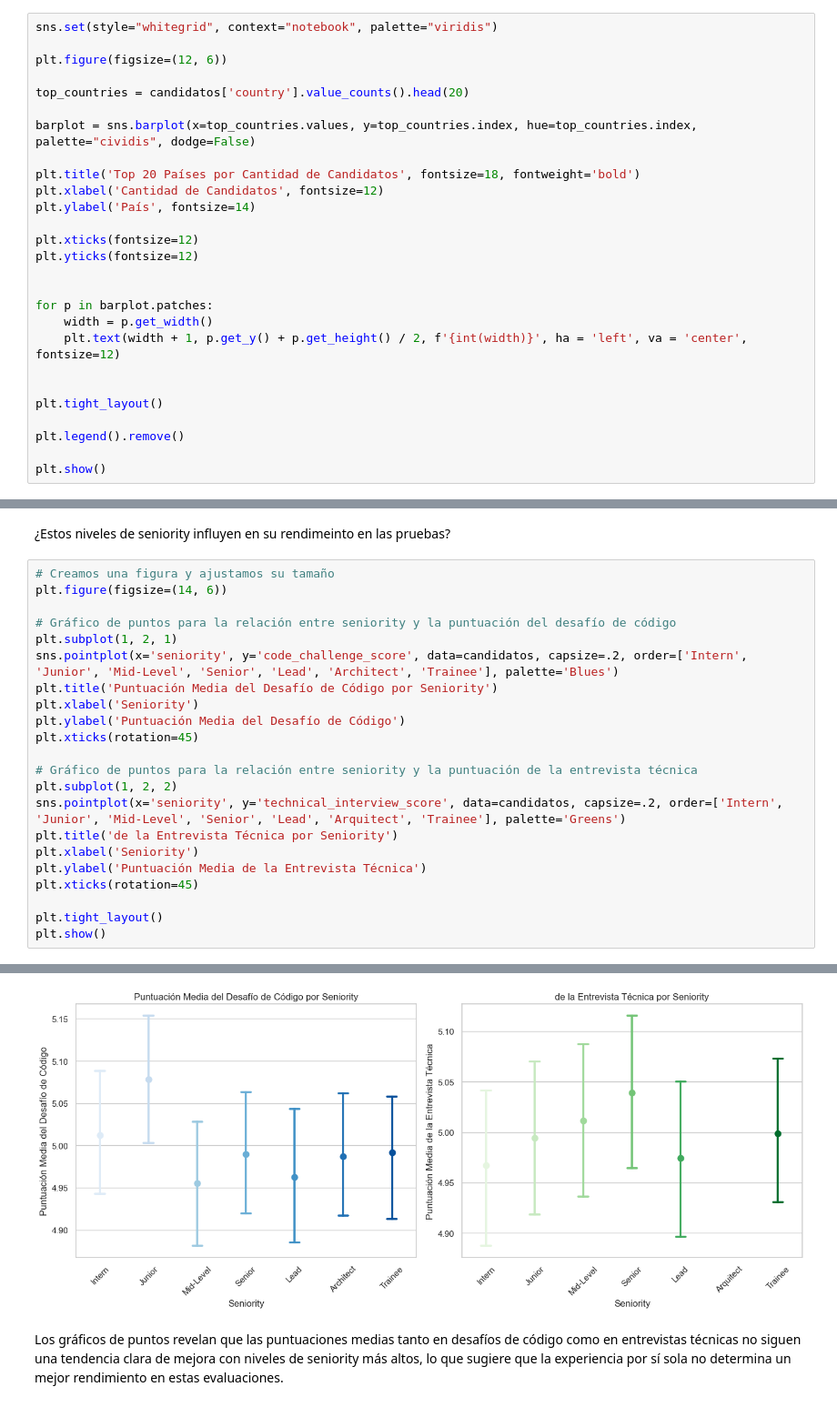
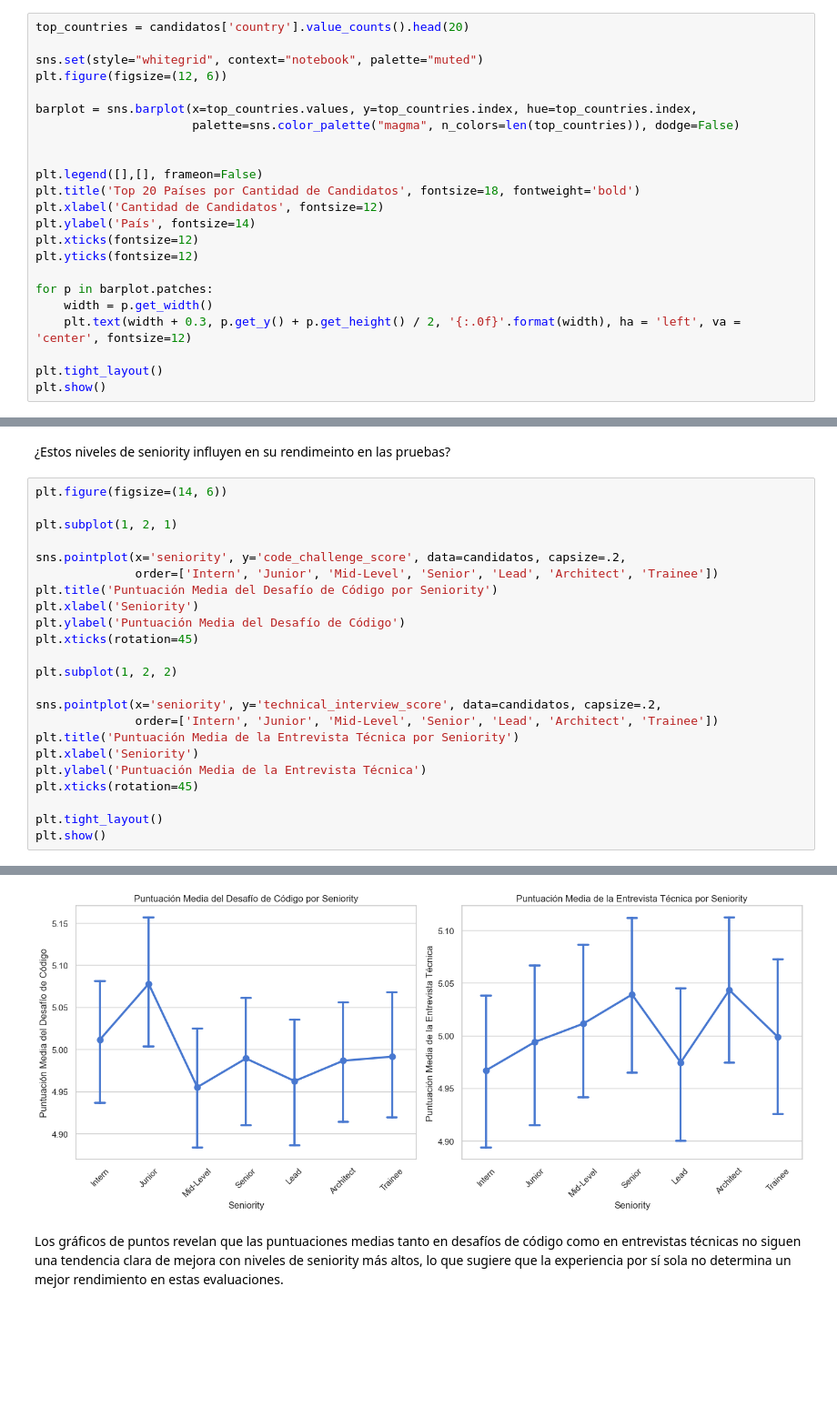
Before and after one commit to StevenVegaL/WORKSHOP-1-Navigating-the-Global-Talent-for-Strategic-Recruitment, a Jupyter notebook: Workshop 1.ipynb, the cells around one changed output, grey strips where cells are left out. Shown at 91% size. Saved outputs shown, nothing was run; the diff lists cells and outputs as text; blank space fills up the shorter version.

```diff
--- a/Workshop 1.ipynb
+++ b/Workshop 1.ipynb
@@ -125,30 +125,26 @@ Entendamos a nuestros candidatos:
 # %% [markdown]
 1. Observemos de donde provienen nuestros candidatos:
 # %%
-sns.set(style="whitegrid", context="notebook", palette="viridis")
+top_countries = candidatos['country'].value_counts().head(20)
 
+sns.set(style="whitegrid", context="notebook", palette="muted")
 plt.figure(figsize=(12, 6))
 
-top_countries = candidatos['country'].value_counts().head(20)
+barplot = sns.barplot(x=top_countries.values, y=top_countries.index, hue=top_countries.index,
+                      palette=sns.color_palette("magma", n_colors=len(top_countries)), dodge=False)
 
-barplot = sns.barplot(x=top_countries.values, y=top_countries.index, hue=top_countries.index, palette="cividis", dodge=False)
 
+plt.legend([],[], frameon=False)
 plt.title('Top 20 Países por Cantidad de Candidatos', fontsize=18, fontweight='bold')
 plt.xlabel('Cantidad de Candidatos', fontsize=12)
 plt.ylabel('País', fontsize=14)
-
 plt.xticks(fontsize=12)
 plt.yticks(fontsize=12)
 
-
 for p in barplot.patches:
     width = p.get_width()
-    plt.text(width + 1, p.get_y() + p.get_height() / 2, f'{int(width)}', ha = 'left', va = 'center', fontsize=12)
-
+    plt.text(width + 0.3, p.get_y() + p.get_height() / 2, '{:.0f}'.format(width), ha = 'left', va = 'center', fontsize=12)
 
 plt.tight_layout()
-
-plt.legend().remove()
-
 plt.show()
 # %% [output]
@@ -173,21 +179,22 @@ Passing `palette` without assigning `hue` is deprecated and will be removed in v
 # %% [markdown]
 ¿Estos niveles de seniority influyen en su rendimeinto en las pruebas?
 # %%
-# Creamos una figura y ajustamos su tamaño
 plt.figure(figsize=(14, 6))
 
-# Gráfico de puntos para la relación entre seniority y la puntuación del desafío de código
 plt.subplot(1, 2, 1)
-sns.pointplot(x='seniority', y='code_challenge_score', data=candidatos, capsize=.2, order=['Intern', 'Junior', 'Mid-Level', 'Senior', 'Lead', 'Architect', 'Trainee'], palette='Blues')
+
+sns.pointplot(x='seniority', y='code_challenge_score', data=candidatos, capsize=.2,
+              order=['Intern', 'Junior', 'Mid-Level', 'Senior', 'Lead', 'Architect', 'Trainee'])
 plt.title('Puntuación Media del Desafío de Código por Seniority')
 plt.xlabel('Seniority')
 plt.ylabel('Puntuación Media del Desafío de Código')
 plt.xticks(rotation=45)
 
-# Gráfico de puntos para la relación entre seniority y la puntuación de la entrevista técnica
 plt.subplot(1, 2, 2)
-sns.pointplot(x='seniority', y='technical_interview_score', data=candidatos, capsize=.2, order=['Intern', 'Junior', 'Mid-Level', 'Senior', 'Lead', 'Arquitect', 'Trainee'], palette='Greens')
-plt.title('de la Entrevista Técnica por Seniority')
+
+sns.pointplot(x='seniority', y='technical_interview_score', data=candidatos, capsize=.2,
+              order=['Intern', 'Junior', 'Mid-Level', 'Senior', 'Lead', 'Architect', 'Trainee'])
+plt.title('Puntuación Media de la Entrevista Técnica por Seniority')
 plt.xlabel('Seniority')
 plt.ylabel('Puntuación Media de la Entrevista Técnica')
 plt.xticks(rotation=45)
@@ -205,4 +205,4 @@ Passing `palette` without assigning `hue` is deprecated and will be removed in v
-[figure, old version]
+[figure, new version]
 # %% [markdown]
 Los gráficos de puntos revelan que las puntuaciones medias tanto en desafíos de código como en entrevistas técnicas no siguen una tendencia clara de mejora con niveles de seniority más altos, lo que sugiere que la experiencia por sí sola no determina un mejor rendimiento en estas evaluaciones.
 # %% [markdown]
```
Also changed, not shown: parts of 13 cells of this notebook.
